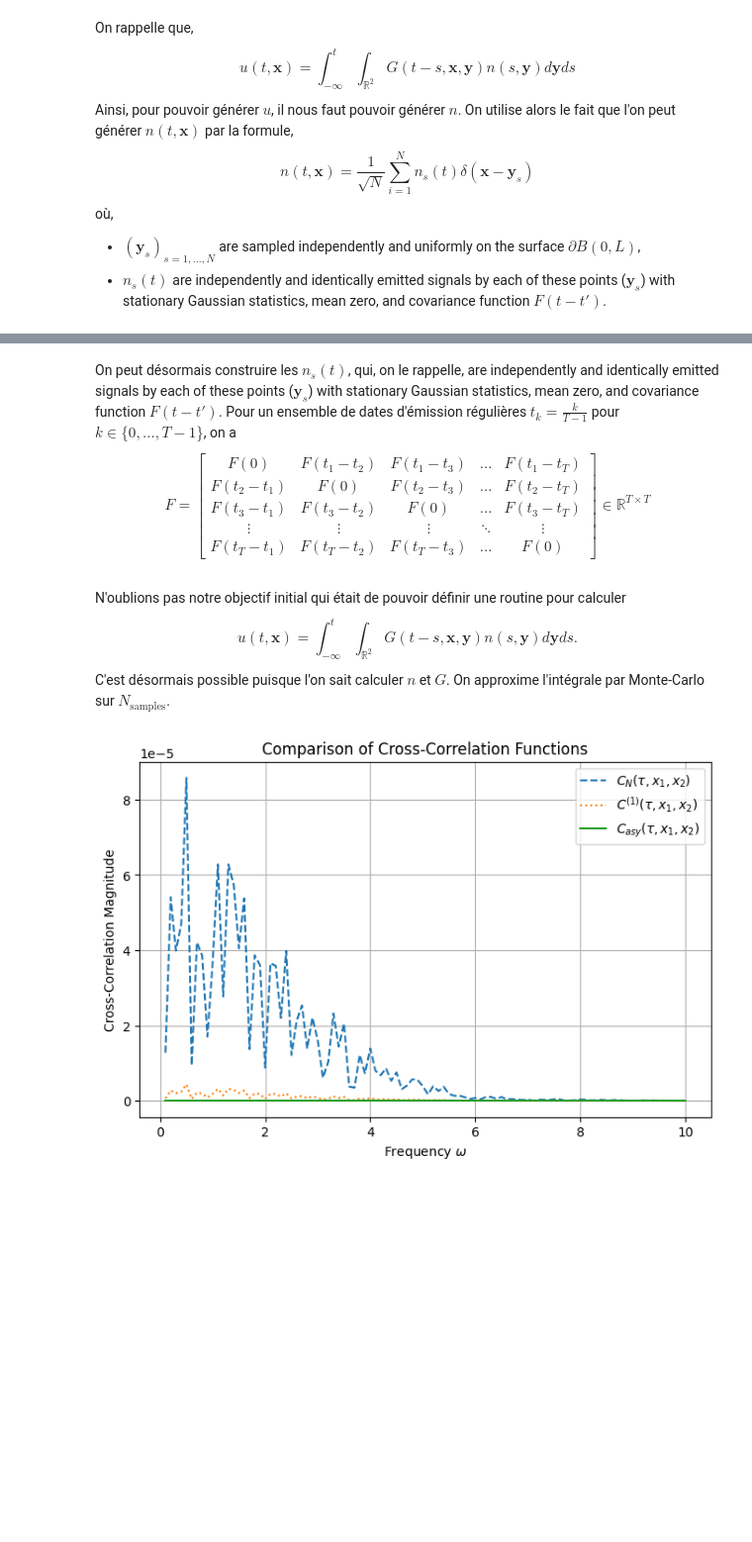
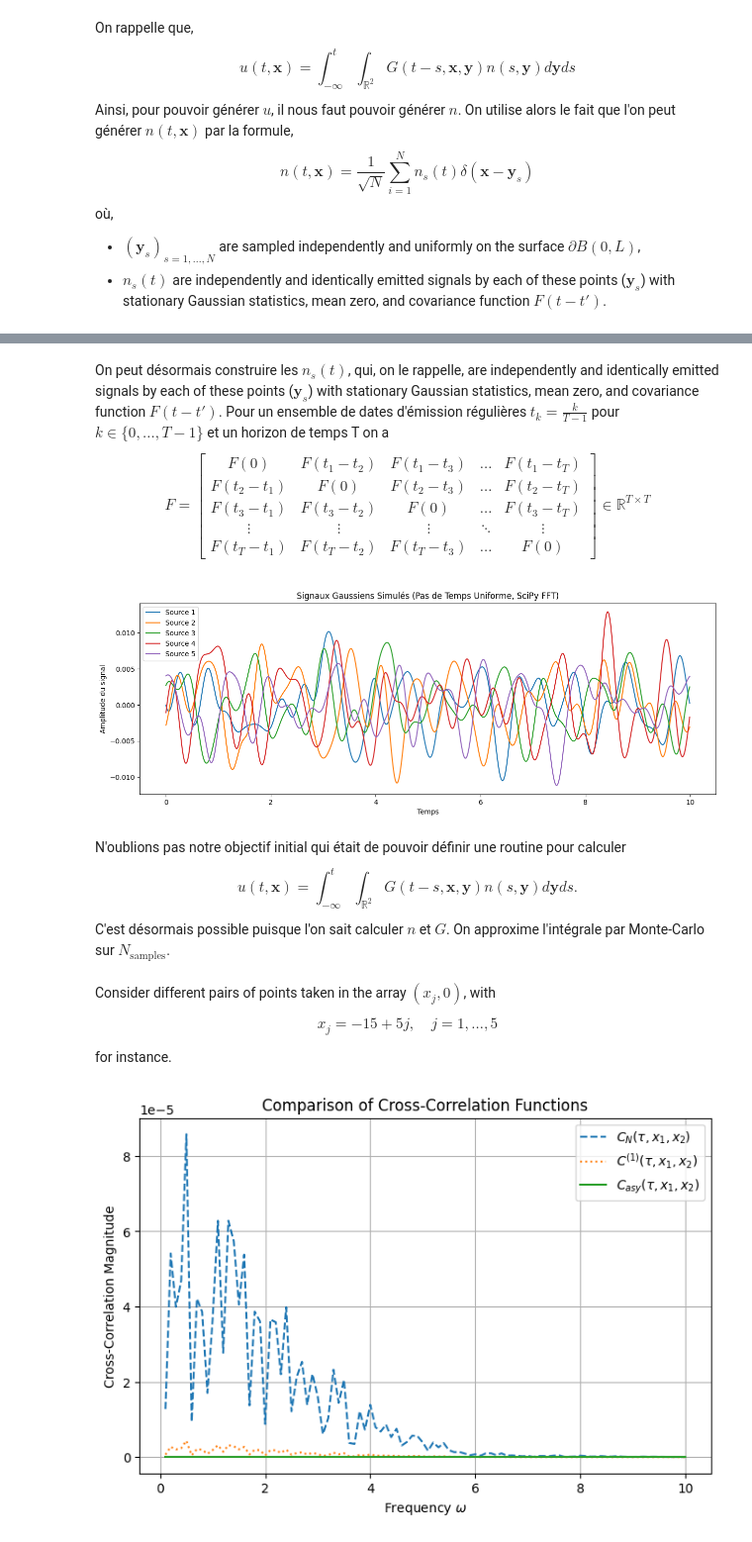
Before and after one commit to NailKhelifa/Inverse_Problems_MVA, a Jupyter notebook: main.ipynb, the cells around one changed output, grey strips where cells are left out. Shown: that part at 99% size. Cells and saved outputs as stored; diff of their text form; code cells hidden in the pictures; blank space fills up the shorter version.

```diff
--- a/main.ipynb
+++ b/main.ipynb
@@ -110,9 +104,6 @@ def G(t, x, y):
     heaviside = int(t - r / c0 >= 0)
     res = heaviside / (2 * np.pi * np.sqrt(t**2 - (r/c0)**2))
     return res
-
-def F(t):
-    return (1/np.sqrt(2))*(0.5 - t**2/4)*np.exp(t**2/4)
 # %% [markdown]
 On rappelle que,
 $$
@@ -165,5 +164,5 @@ plt.show()
 # %% [markdown]
-On peut désormais construire les $n_s(t)$, qui, on le rappelle, are independently and identically emitted signals by each of these points ($\bm{y}_s$) with stationary Gaussian statistics, mean zero, and covariance function $F(t - t')$. Pour un ensemble de dates d'émission régulières $t_k = \frac{k}{T-1}$ pour $k \in \{0, ..., T-1\}$, on a
+On peut désormais construire les $n_s(t)$, qui, on le rappelle, are independently and identically emitted signals by each of these points ($\bm{y}_s$) with stationary Gaussian statistics, mean zero, and covariance function $F(t - t')$. Pour un ensemble de dates d'émission régulières $t_k = \frac{k}{T-1}$ pour $k \in \{0, ..., T-1\}$ et un horizon de temps T on a
 $$
 F =
 \begin{bmatrix}
@@ -223,0 +176,47 @@ def n_x(x, y_s, T):
+# %%
+def n_s(N, T, dt):
+    """
+    Génère N signaux Gaussiens indépendants avec une covariance F, en utilisant SciPy pour la FFT.
+
+    Paramètres:
+    - N  : Nombre de signaux
+    - T  : Durée totale des signaux
+    - dt : Pas de temps (temps uniformément échantillonné)
+
+    Retourne:
+    - signals : Matrice (N, len(time)) des signaux Gaussiens
+    - time    : Vecteur des instants de temps
+    """
+    time = np.arange(0, T, dt)  # Temps avec échantillonnage uniforme
+    Nt = len(time)  # Nombre de points temporels
+    freq = fft.rfftfreq(Nt, dt)  # Fréquences associées à la FFT
+    F_omega = np.sqrt(F_hat(freq))  # Racine du spectre pour obtenir une bonne covariance
+
+    signals = np.zeros((N, Nt))
+
+    for i in range(N):
+        spectrum = F_omega * np.random.normal(size=len(freq))  # BRUIT RÉEL
+        signal = fft.irfft(spectrum, n=Nt)  # Transformation inverse
+        signals[i] = signal
+
+    return signals, time
+
+# Paramètres de simulation
+N = 1000    # Nombre de sources
+T = 100.0   # Durée des signaux
+dt = 0.1  # Pas de temps uniforme
+
+# Étape 2: Génération des signaux Gaussiens indépendants
+signals, time = n_s(N, T, dt)
+
+# Tracé des signaux générés
+plt.figure(figsize=(15, 5))
+for i in range(5):  # Affichage de 5 signaux
+    plt.plot(time, signals[i], label=f"Source {i+1}")
+plt.xlabel("Temps")
+plt.ylabel("Amplitude du signal")
+plt.title("Signaux Gaussiens Simulés (Pas de Temps Uniforme, SciPy FFT)")
+plt.legend()
+plt.show()
+# %% [output]
+[figure, added]
@@ -230,3 +321,12 @@ C'est désormais possible puisque l'on sait calculer $n$ et $G$. On approxime l'
+# %% [markdown]
+
+Consider different pairs of points taken in the array $(x_j, 0)$, with
+
+$$
+x_j = -15 + 5j, \quad j = 1, \dots, 5
+$$
+
+for instance.
 # %%
 
 # Receiver positions
```
Also changed, not shown: parts of 12 cells of this notebook.
